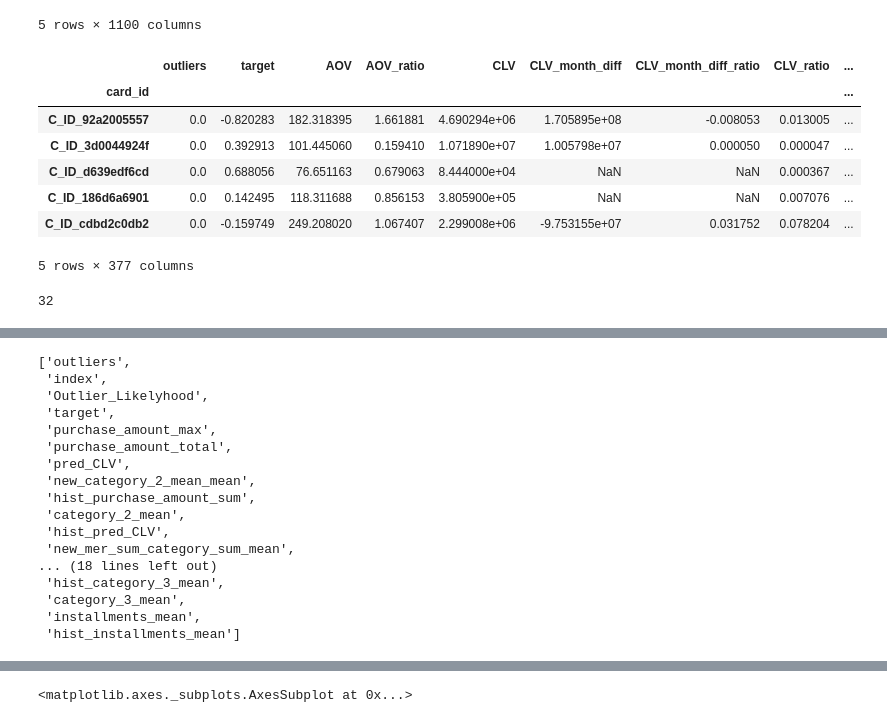
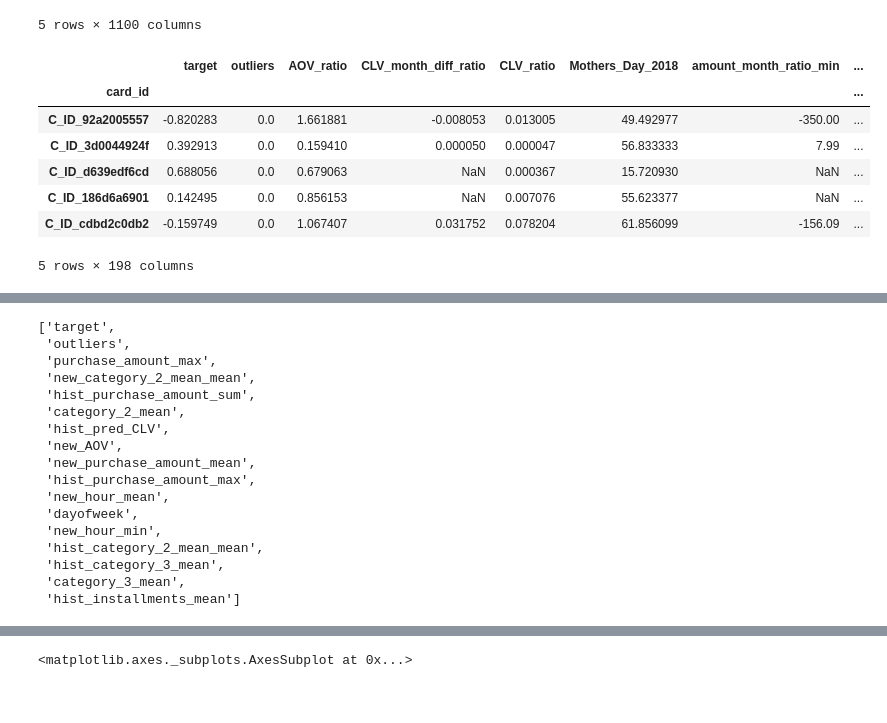
Before and after one commit to MitsuruFujiwara/Elo-Merchant-Category-Recommendation, a Jupyter notebook: src/902_corr_check.ipynb, the cells around one changed output, grey strips where cells are left out. Cells and saved outputs as stored; diff of their text form; code cells hidden in the pictures.

```diff
--- a/src/902_corr_check.ipynb
+++ b/src/902_corr_check.ipynb
@@ -27,23 +27,18 @@ df.head()
 | C_ID_cdbd2c0db2 | 249.208020 | 1.067407 | 2.299008e+06 | -9.753155e+07 | 0.031752 | 0.078204 | 61.856099 | ... |
 5 rows × 1100 columns
 # %%
-configs = json.load(open('../configs/200_all.json'))
+configs = json.load(open('../configs/201_lgbm.json'))
 df = df[configs['features']]
 df.head()
 # %% [output]
-|  | outliers | target | AOV | AOV_ratio | CLV | CLV_month_diff | CLV_month_diff_ratio | CLV_ratio | ... |
-| card_id |  |  |  |  |  |  |  |  | ... |
-| C_ID_92a2005557 | 0.0 | -0.820283 | 182.318395 | 1.661881 | 4.690294e+06 | 1.705895e+08 | -0.008053 | 0.013005 | ... |
-| C_ID_3d0044924f | 0.0 | 0.392913 | 101.445060 | 0.159410 | 1.071890e+07 | 1.005798e+07 | 0.000050 | 0.000047 | ... |
-| C_ID_d639edf6cd | 0.0 | 0.688056 | 76.651163 | 0.679063 | 8.444000e+04 | NaN | NaN | 0.000367 | ... |
-| C_ID_186d6a6901 | 0.0 | 0.142495 | 118.311688 | 0.856153 | 3.805900e+05 | NaN | NaN | 0.007076 | ... |
-| C_ID_cdbd2c0db2 | 0.0 | -0.159749 | 249.208020 | 1.067407 | 2.299008e+06 | -9.753155e+07 | 0.031752 | 0.078204 | ... |
+|  | target | outliers | AOV_ratio | CLV_month_diff_ratio | CLV_ratio | Mothers_Day_2018 | amount_month_ratio_min | ... |
+| card_id |  |  |  |  |  |  |  | ... |
+| C_ID_92a2005557 | -0.820283 | 0.0 | 1.661881 | -0.008053 | 0.013005 | 49.492977 | -350.00 | ... |
+| C_ID_3d0044924f | 0.392913 | 0.0 | 0.159410 | 0.000050 | 0.000047 | 56.833333 | 7.99 | ... |
+| C_ID_d639edf6cd | 0.688056 | 0.0 | 0.679063 | NaN | 0.000367 | 15.720930 | NaN | ... |
+| C_ID_186d6a6901 | 0.142495 | 0.0 | 0.856153 | NaN | 0.007076 | 55.623377 | NaN | ... |
+| C_ID_cdbd2c0db2 | -0.159749 | 0.0 | 1.067407 | 0.031752 | 0.078204 | 61.856099 | -156.09 | ... |
-5 rows × 377 columns
+5 rows × 198 columns
-# %%
-del df
-gc.collect()
-# %% [output]
-32
 # %%
 corr = df.corr()
 corr.to_csv('../output/corr.csv')
@@ -85,20 +80,20 @@ list_discarded = list(Se[Se < .1].index)
 # %%
 list_discarded
 # %% [output]
-['outliers',
- 'index',
- 'Outlier_Likelyhood',
- 'target',
+['target',
+ 'outliers',
  'purchase_amount_max',
- 'purchase_amount_total',
- 'pred_CLV',
  'new_category_2_mean_mean',
  'hist_purchase_amount_sum',
  'category_2_mean',
  'hist_pred_CLV',
- 'new_mer_sum_category_sum_mean',
-... (18 lines left out)
+ 'new_AOV',
+ 'new_purchase_amount_mean',
+ 'hist_purchase_amount_max',
+ 'new_hour_mean',
+ 'dayofweek',
+ 'new_hour_min',
+ 'hist_category_2_mean_mean',
  'hist_category_3_mean',
  'category_3_mean',
- 'installments_mean',
  'hist_installments_mean']
```
Also changed, not shown: parts of 3 cells of this notebook, 11 other files.
